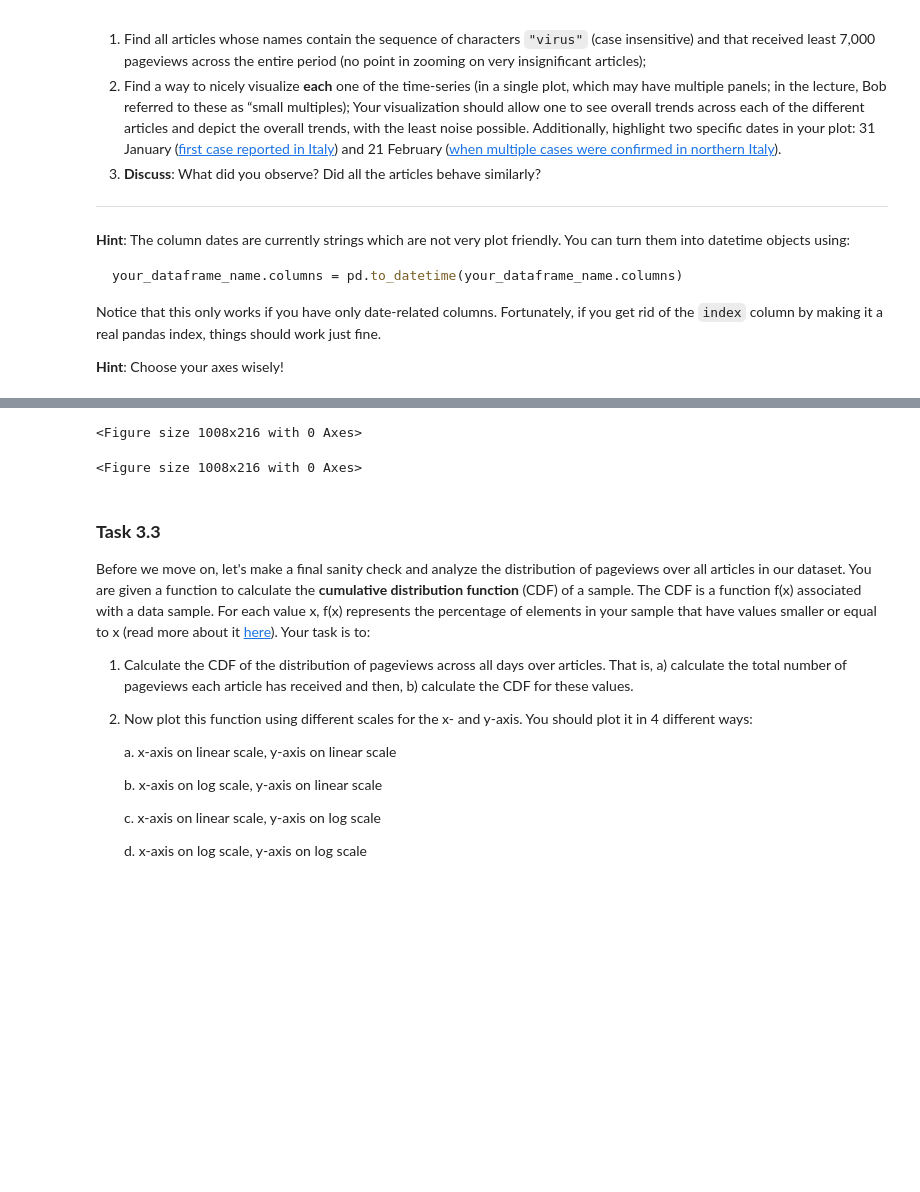
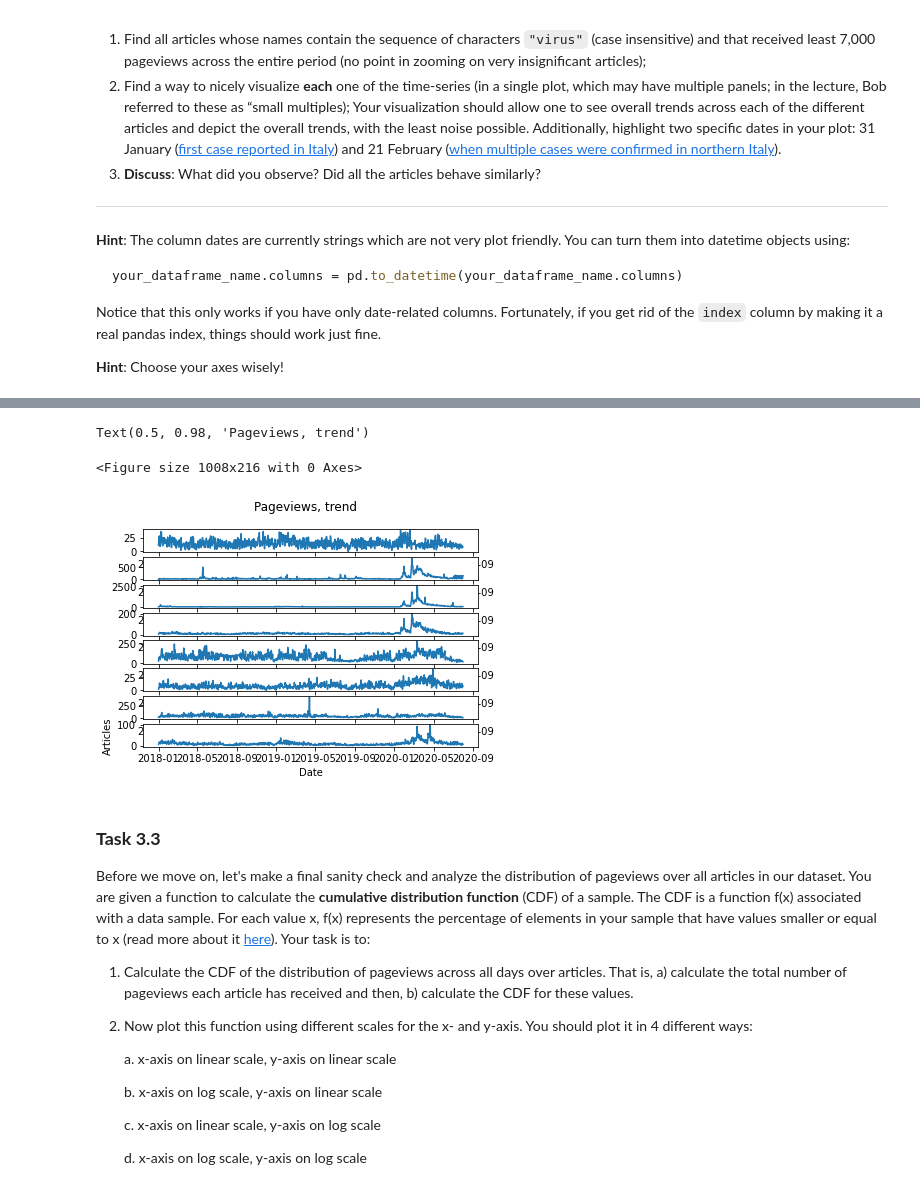
Before and after one commit to Rlee00/2020, a Jupyter notebook: Homework/01 - Pandas Data Wrangling and Data Viz/hw1.ipynb, the cells around one changed output, grey strips where cells are left out. Cells and saved outputs as stored; diff of their text form; code cells hidden in the pictures; blank space fills up the shorter version.

```diff
--- a/Homework/01 - Pandas Data Wrangling and Data Viz/hw1.ipynb
+++ b/Homework/01 - Pandas Data Wrangling and Data Viz/hw1.ipynb
@@ -130,5 +130,5 @@ import pickle
 ### ~ 1.1
 ### Your code here! ###
 mapping = pd.read_pickle("data/mapping.pickle")
-articles = pd.read_csv("data/articles.tsv.gz", compression="gzip",  header=0, sep=' ', quotechar='"', error_bad_lines=False)
-topics = pd.read_csv("data/topics.jsonl.gz", compression="gzip",  header=0, sep=' ', quotechar='"', error_bad_lines=False)
+articles = pd.read_csv("data/articles.tsv.gz", compression="gzip",  header=0, sep='	', error_bad_lines=False)
+topics = pd.read_json("data/topics.jsonl.gz", compression="infer", lines=True)
@@ -154,6 +156,5 @@ After understanding what they are, your task is now to filter these lines using
 # %%
 ### ~ 2.1
 ### Your code here! ###
-articles.dropna()
-articles.drop(articles[articles["index\t2018-01-01"].str.startswith("Disccussione")].index, inplace=True)
-#articles["index\t2018-01-01"].str.startswith("Disccussione")
+articles = articles[~articles['index'].astype(str).str.contains('Discussione',case=False)]
+articles
@@ -245,4 +246,6 @@ Notice that this only works if you have only date-related columns. Fortunately,
 # %%
 ### ~ 3.2.1
 ### Your code here! ###
-articles['index\t2018-01-01'].str.contains('virus') & articles[pageviews]>7000
+virus_articles = articles[articles['index'].astype(str).str.contains('virus',case=False)]
+virus_articles= virus_articles[virus_articles.sum(axis=1)> 7000]
+virus_articles
@@ -249,11 +263,22 @@ articles['index\t2018-01-01'].str.contains('virus') & articles[pageviews]>7000
 # %%
 import matplotlib.pyplot as plt
 plt.figure(figsize=(14,3)) # change this if needed
 ### ~ 3.2.2
 ### Your code here! ###
+virus_articles_no_ind = virus_articles.drop(['index'], axis=1)
+virus_articles_no_ind.columns = pd.to_datetime(virus_articles_no_ind.columns)
+
+fig, axs = plt.subplots(8)
+for i in range(8):
+    axs[i].plot(virus_articles_no_ind.iloc[i])
+
+plt.xlabel('Date')
+plt.ylabel('Articles')
+fig.suptitle('Pageviews, trend')
 # %% [output]
-<Figure size 1008x216 with 0 Axes>
+Text(0.5, 0.98, 'Pageviews, trend')
 <Figure size 1008x216 with 0 Axes>
+[figure, added]
 # %%
 ### ~ 3.2.3
 ### Your text here! ###
```
Also changed, not shown: parts of 15 cells of this notebook.
